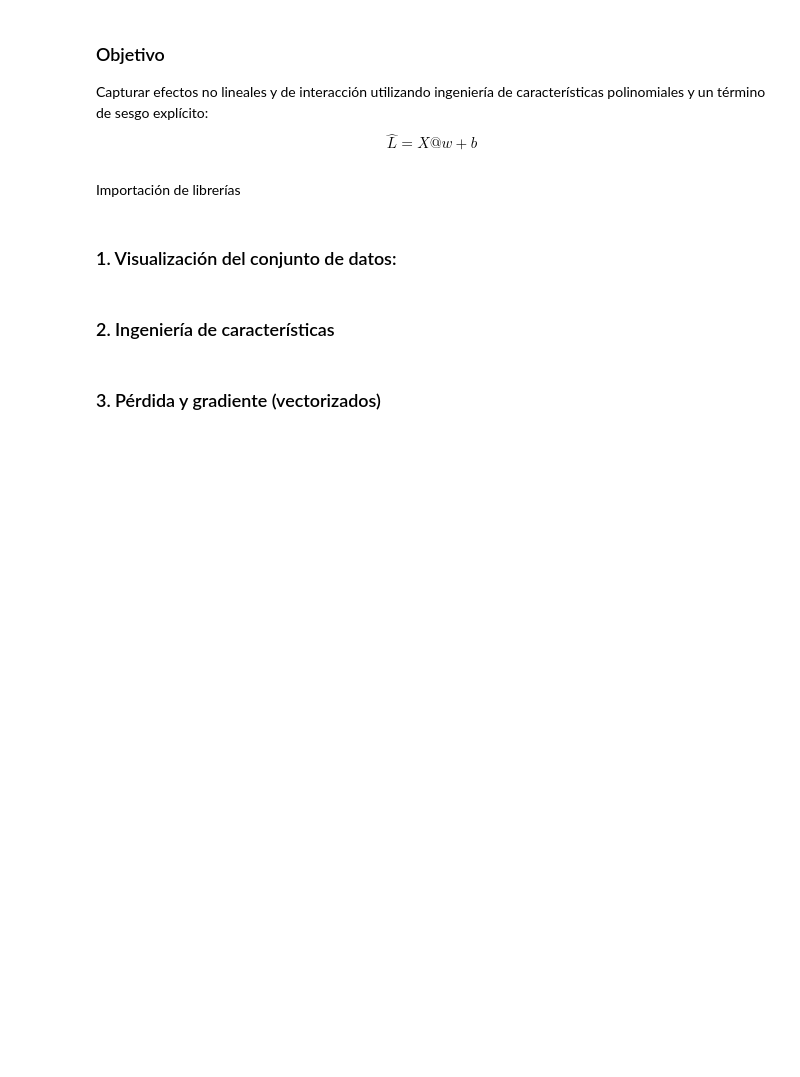
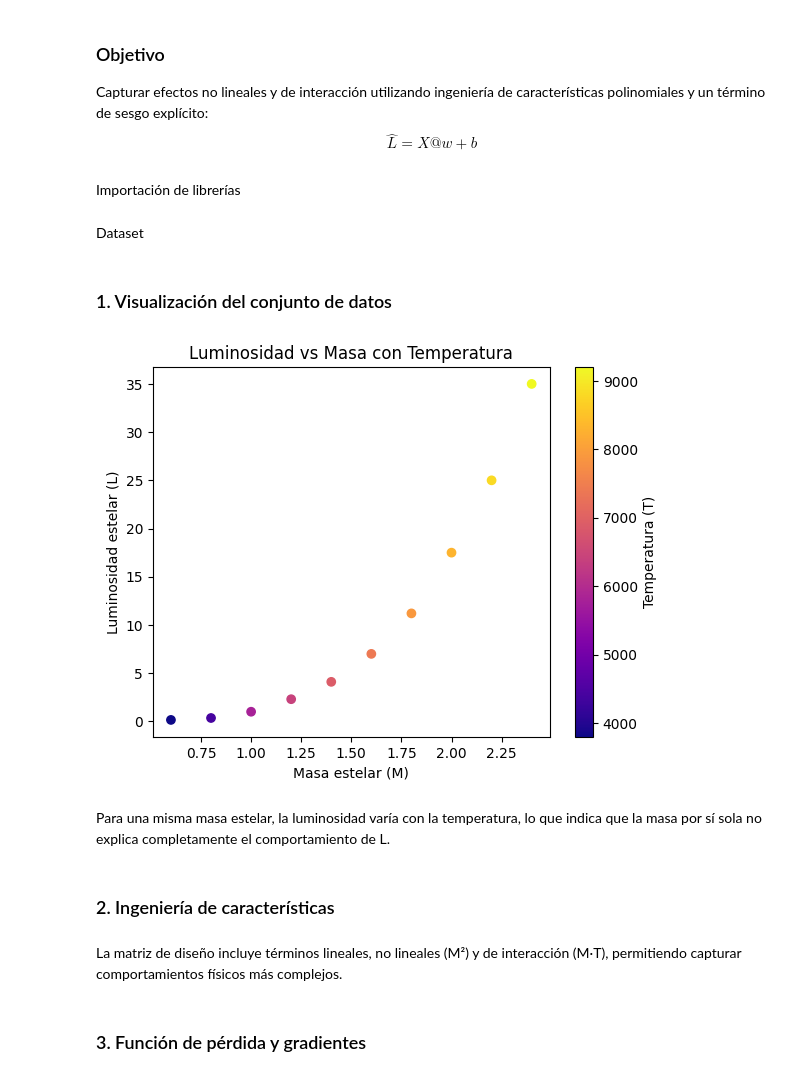
Before and after one commit to mariapaularm/regression-and-cloud-ready-AI-infrastructure, a Jupyter notebook: 02_part2_polyreg.ipynb, the cells around one changed output. Drawn from its saved outputs; the diff is of its cells as text; code cells hidden in the pictures; blank space fills up the shorter version.

```diff
--- a/02_part2_polyreg.ipynb
+++ b/02_part2_polyreg.ipynb
@@ -11,11 +11,26 @@ Importación de librerías
 # %%
 import numpy as np
 import matplotlib.pyplot as plt
+# %% [markdown]
+Dataset
 # %%
 M = np.array([0.6, 0.8, 1.0, 1.2, 1.4, 1.6, 1.8, 2.0, 2.2, 2.4])
 T = np.array([3800, 4400, 5800, 6400, 6900, 7400, 7900, 8300, 8800, 9200])
 L = np.array([0.15, 0.35, 1.00, 2.30, 4.10, 7.00, 11.2, 17.5, 25.0, 35.0])
 # %% [markdown]
-### 1. Visualización del conjunto de datos:
+### 1. Visualización del conjunto de datos
+# %%
+plt.scatter(M, L, c=T, cmap="plasma")
+plt.colorbar(label="Temperatura (T)")
+plt.xlabel("Masa estelar (M)")
+plt.ylabel("Luminosidad estelar (L)")
+plt.title("Luminosidad vs Masa con Temperatura")
+plt.show()
+# %% [output]
+[figure, added]
+# %% [markdown]
+Para una misma masa estelar, la luminosidad varía con la temperatura,
+lo que indica que la masa por sí sola no explica completamente el
+comportamiento de L.
 # %% [markdown]
 ### 2. Ingeniería de características
@@ -22,2 +45,5 @@ L = np.array([0.15, 0.35, 1.00, 2.30, 4.10, 7.00, 11.2, 17.5, 25.0, 35.0])
+# %% [markdown]
+La matriz de diseño incluye términos lineales, no lineales (M²) y de interacción (M·T),
+permitiendo capturar comportamientos físicos más complejos.
 # %% [markdown]
-### 3. Pérdida y gradiente (vectorizados)
+### 3. Función de pérdida y gradientes
```
Also changed, not shown: parts of 28 cells of this notebook.
